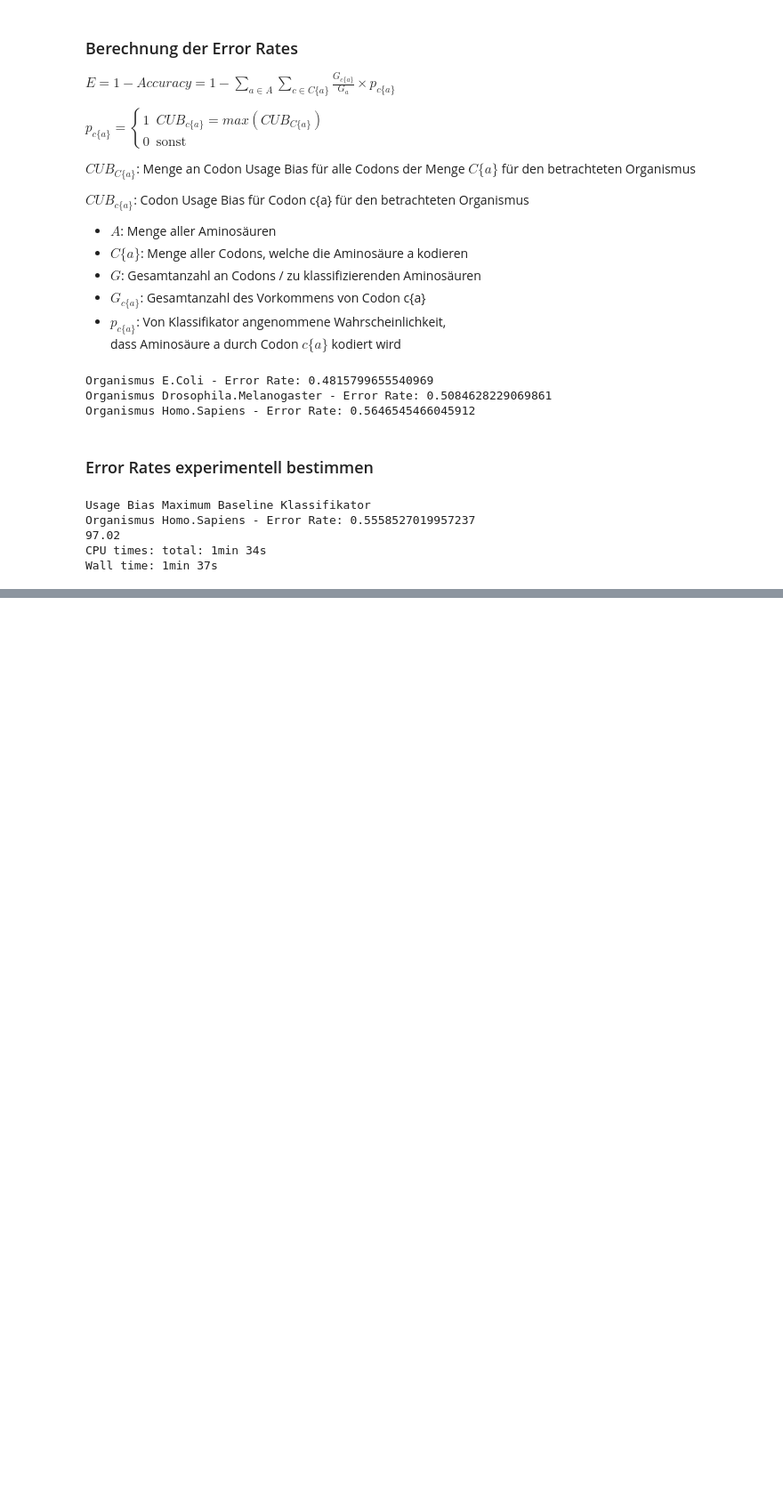
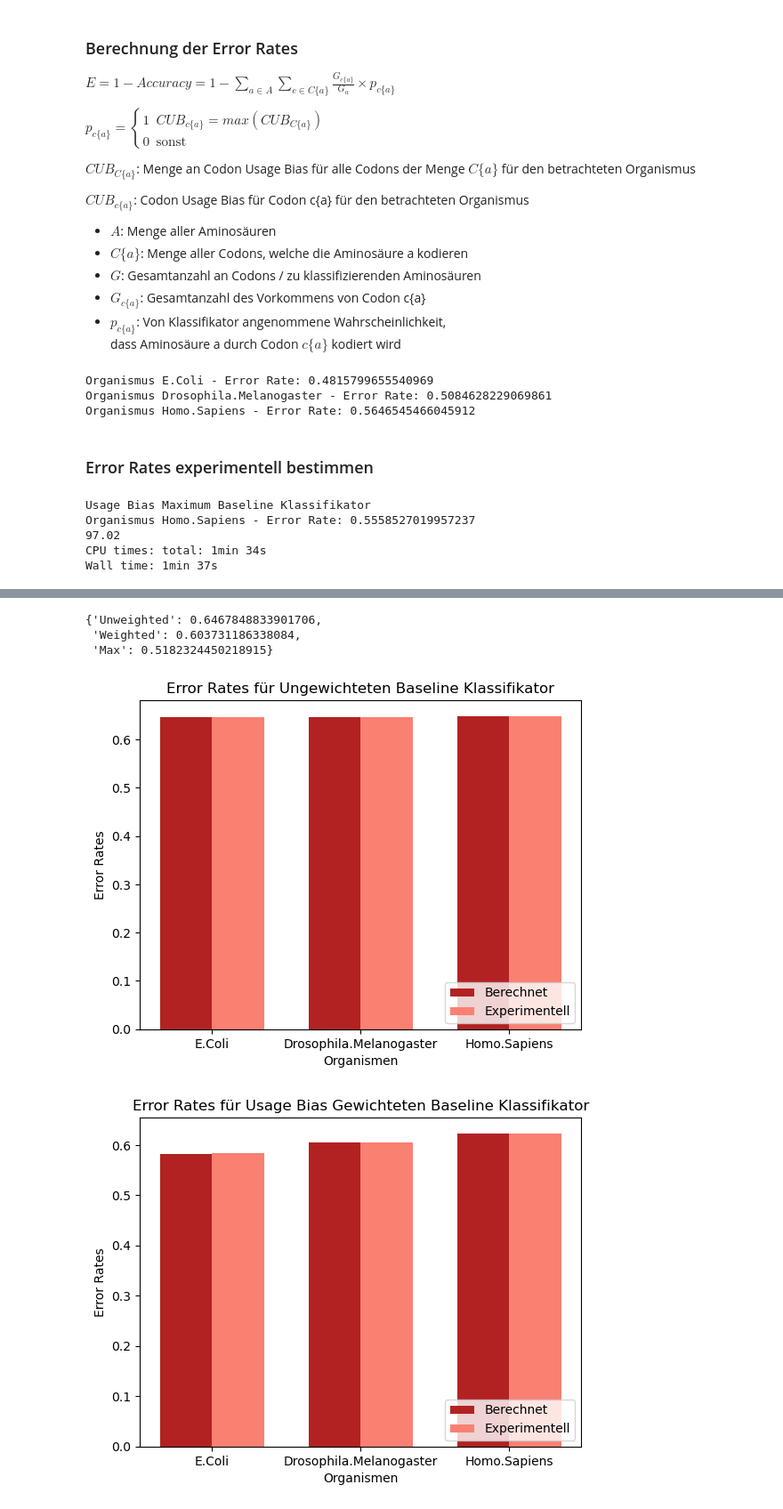
Before and after one commit to maxikuehn/PMDS_Codons, a Jupyter notebook: notebooks/Baseline_Classificators.ipynb, the cells around one changed output, grey strips where cells are left out. Shown at 89% size. Cells and saved outputs as stored; diff of their text form; code cells hidden in the pictures; blank space fills up the shorter version.

Commit message:
added some diagrams to show the error rate results for the baseline classifiers

```diff
--- a/notebooks/Baseline_Classificators.ipynb
+++ b/notebooks/Baseline_Classificators.ipynb
@@ -295,6 +305,12 @@ $
 - $G$: Gesamtanzahl an Codons / zu klassifizierenden Aminosäuren
 - $G_{c\{a\}}$: Gesamtanzahl des Vorkommens von Codon c{a}
 - $p_{c\{a\}}$: Von Klassifikator angenommene Wahrscheinlichkeit,<br>dass Aminosäure a durch Codon $c\{a\}$ kodiert wird
+# %%
+calc_error_rates = {
+    "Unweighted": {},
+    "Weighted": {},
+    "Max": {}
+}
 # %%
 for organism in organisms:
     accuracy = 0
@@ -305,6 +321,7 @@ for organism in organisms:
             accuracy += codon_portion * codon_probability
     accuracy /= codon_amino_acid_frequencies[organism]['total']
     error_rate = 1 - accuracy
+    calc_error_rates["Unweighted"][organism] = error_rate
     print(f"Organismus {organism} - Error Rate: {error_rate}")
 # %% [output]
 Organismus E.Coli - Error Rate: 0.6459047648494685
@@ -391,6 +395,7 @@ for organism in organisms:
             codon_probability = usage_biases[organism][amino_acid][codon]
             accuracy += codon_portion * codon_probability
     error_rate = 1 - accuracy
+    calc_error_rates["Weighted"][organism] = error_rate
     print(f"Organismus {organism} - Error Rate: {error_rate}")
 # %% [output]
 Organismus E.Coli - Error Rate: 0.5826873340938544
@@ -452,6 +457,7 @@ for organism in organisms:
             codon_portion = codon_amino_acid_frequencies[organism][amino_acid][codon] / codon_amino_acid_frequencies[organism]['total']
             accuracy += codon_probs[highest_prob_codon] * codon_portion
     error_rate = 1 - accuracy
+    calc_error_rates["Max"][organism] = error_rate
     print(f"Organismus {organism} - Error Rate: {error_rate}")
 # %% [output]
 Organismus E.Coli - Error Rate: 0.4815799655540969
@@ -489,0 +511,8 @@ exp_error_rates
+# %%
+# Calculating average error rates for each classifier
+average_error_rates = {classifier: np.mean(list(error_rates.values())) for classifier, error_rates in calc_error_rates.items()}
+average_error_rates
+# %% [output]
+{'Unweighted': 0.6467848833901706,
+ 'Weighted': 0.603731186338084,
+ 'Max': 0.5182324450218915}
@@ -489,0 +525,26 @@ exp_error_rates
+# %%
+classifiers = list(calc_error_rates.keys())
+
+bar_width = 0.35
+index = np.arange(len(organisms))
+
+for classifier in classifiers:
+    calc_rates = [calc_error_rates[classifier][organism] for organism in organisms]
+    exp_rates = [exp_error_rates[classifier][organism] for organism in organisms]
+
+    fig, ax = plt.subplots()
+
+    ax.bar(index, calc_rates, bar_width, label='Berechnet', color='firebrick')
+    ax.bar(index + bar_width, exp_rates, bar_width, label='Experimentell', color='salmon')
+
+    ax.set_xlabel('Organismen')
+    ax.set_ylabel('Error Rates')
+    ax.set_title(f'Error Rates für {classifier_names[classifier]}')
+    ax.set_xticks(index + bar_width / 2)
+    ax.set_xticklabels(organisms)
+    ax.legend(loc='lower right')
+
+    plt.show()
+# %% [output]
+[figure, added]
+[figure, added]
```
Also changed, not shown: parts of 17 cells of this notebook.
